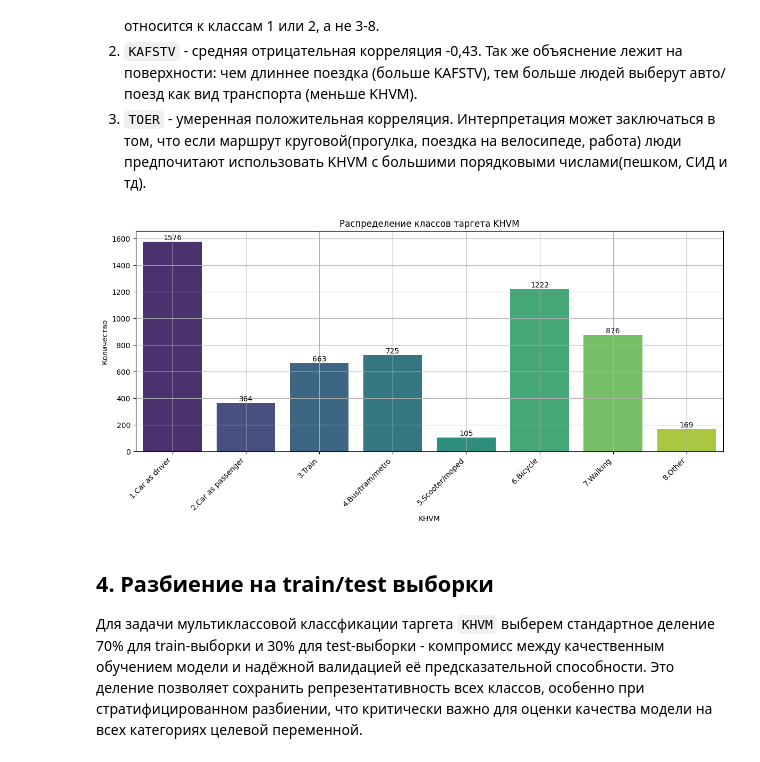
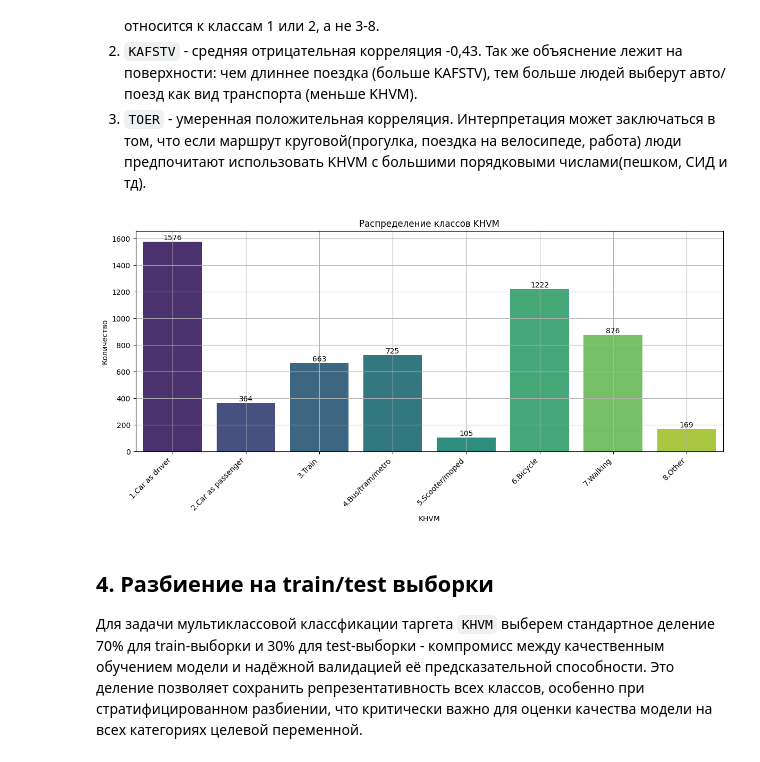
Before and after one commit to sneJ1k/ML_course_work, a Jupyter notebook: CW_Notebook.ipynb, the cells around one changed output. Saved outputs shown, nothing was run; the diff lists cells and outputs as text; code cells hidden in the pictures.

```diff
--- a/CW_Notebook.ipynb
+++ b/CW_Notebook.ipynb
@@ -248,35 +248,35 @@ fig.show()
 # %%
 labels = {
     1: '1.Car as driver',
     2: '2.Car as passenger',
     3: '3.Train',
     4: '4.Bus/tram/metro',
     5: '5.Scooter/moped',
     6: '6.Bicycle',
     7: '7.Walking',
     8: '8.Other'
 }
 
 # Подсчет количества измерений для каждого класса
 class_counts = df['KHVM'].value_counts().sort_index()
 
 # Построение гистограммы распределения классов KHVM
 plt.figure(figsize=(12, 6))
 sns.countplot(x=df['KHVM'], hue=df['KHVM'], palette='viridis', legend=False)
-plt.title('Распределение классов таргета KHVM')
+plt.title('Распределение классов KHVM')
 plt.ylabel('Количество')
 
 # Установка пользовательских меток на оси X
 plt.xticks(ticks=range(len(labels)), labels=[labels[i] for i in range(1, 9)], rotation=45, ha='right')
 
 # Добавление текста с количеством измерений над каждым столбцом
 for i, count in enumerate(class_counts):
     plt.text(i, count, str(count), ha='center', va='bottom')
 
 plt.grid(True)
 plt.tight_layout()
 # %% [output]
-[figure, old version]
+[figure, new version]
 # %% [markdown]
 ## 4. Разбиение на train/test выборки
 
```
